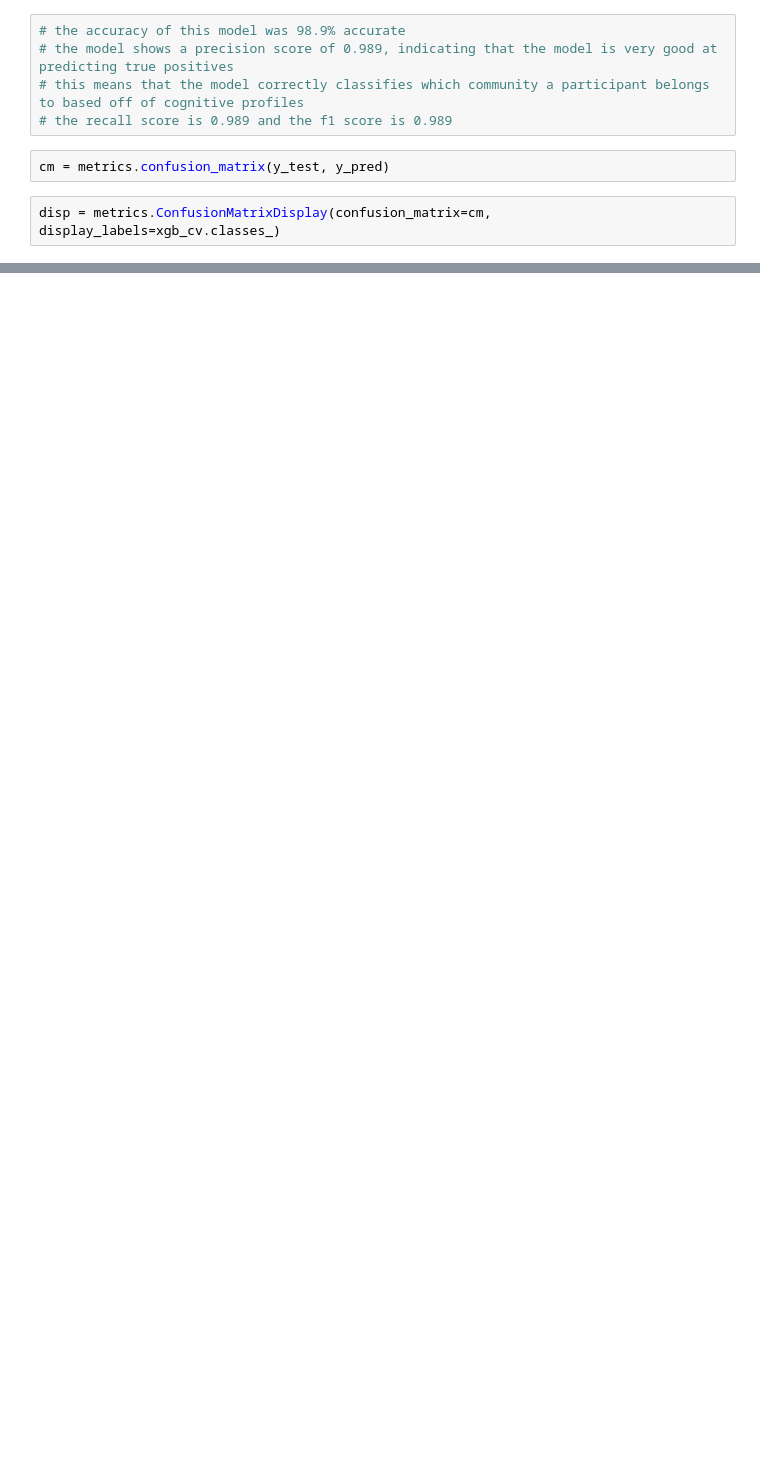
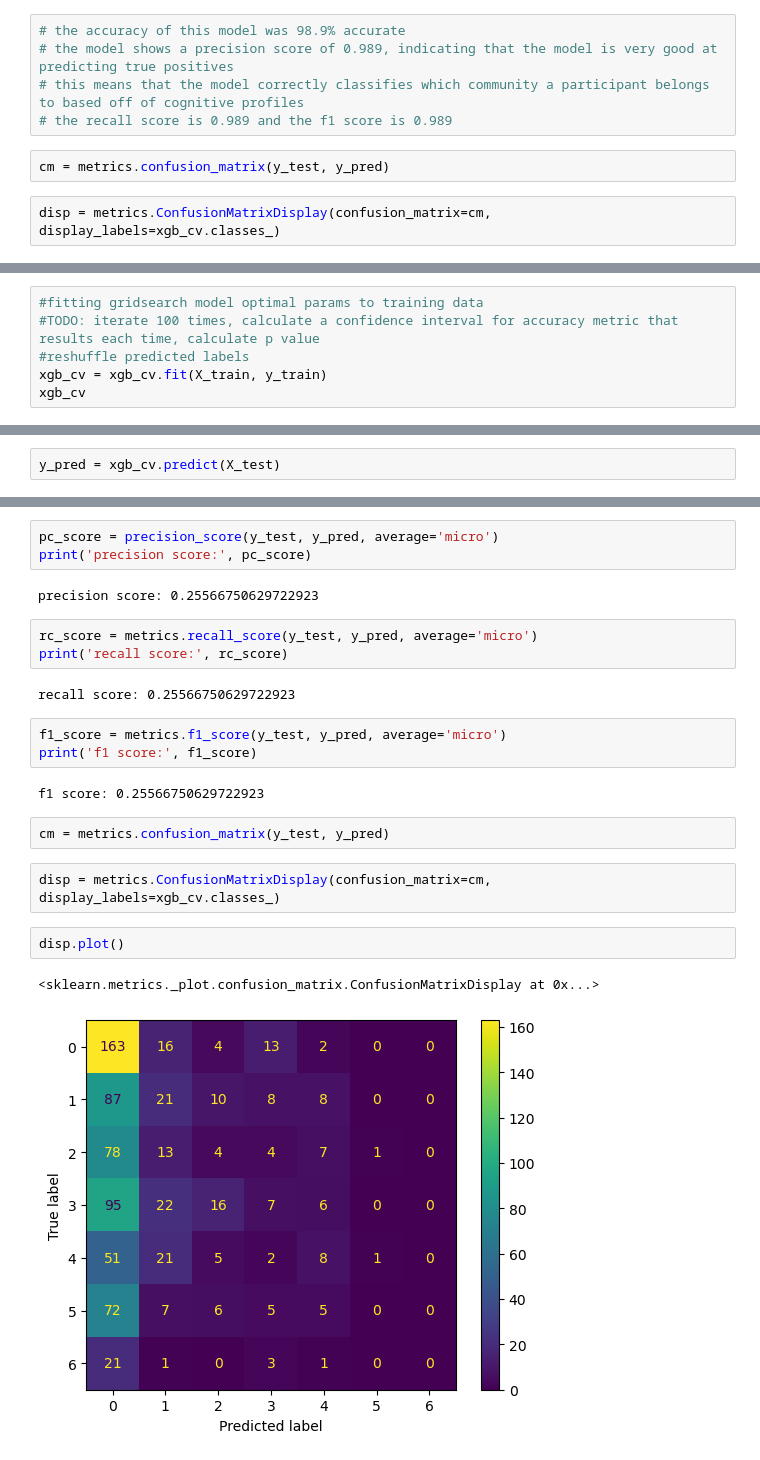
Before and after one commit to lundq163/FRF_results_viz, a Jupyter notebook: GBM_work/GBM.ipynb, the cells around one changed output, grey strips where cells are left out. Drawn from its saved outputs; the diff is of its cells as text; blank space fills up the shorter version.

```diff
--- a/GBM_work/GBM.ipynb
+++ b/GBM_work/GBM.ipynb
@@ -292,0 +450,6 @@ plot_importance(xgb_cv.best_estimator_)
+# %%
+#fitting gridsearch model optimal params to training data
+#TODO: iterate 100 times, calculate a confidence interval for accuracy metric that results each time, calculate p value
+#reshuffle predicted labels
+xgb_cv = xgb_cv.fit(X_train, y_train)
+xgb_cv
@@ -292,0 +487,2 @@ plot_importance(xgb_cv.best_estimator_)
+# %%
+y_pred = xgb_cv.predict(X_test)
@@ -292,0 +494,24 @@ plot_importance(xgb_cv.best_estimator_)
+# %%
+pc_score = precision_score(y_test, y_pred, average='micro')
+print('precision score:', pc_score)
+# %% [output]
+precision score: 0.25566750629722923
+# %%
+rc_score = metrics.recall_score(y_test, y_pred, average='micro')
+print('recall score:', rc_score)
+# %% [output]
+recall score: 0.25566750629722923
+# %%
+f1_score = metrics.f1_score(y_test, y_pred, average='micro')
+print('f1 score:', f1_score)
+# %% [output]
+f1 score: 0.25566750629722923
+# %%
+cm = metrics.confusion_matrix(y_test, y_pred)
+# %%
+disp = metrics.ConfusionMatrixDisplay(confusion_matrix=cm, display_labels=xgb_cv.classes_)
+# %%
+disp.plot()
+# %% [output]
+<sklearn.metrics._plot.confusion_matrix.ConfusionMatrixDisplay at 0x...>
+[figure, added]
```
Also changed, not shown: parts of 41 cells of this notebook, 6 other files.
